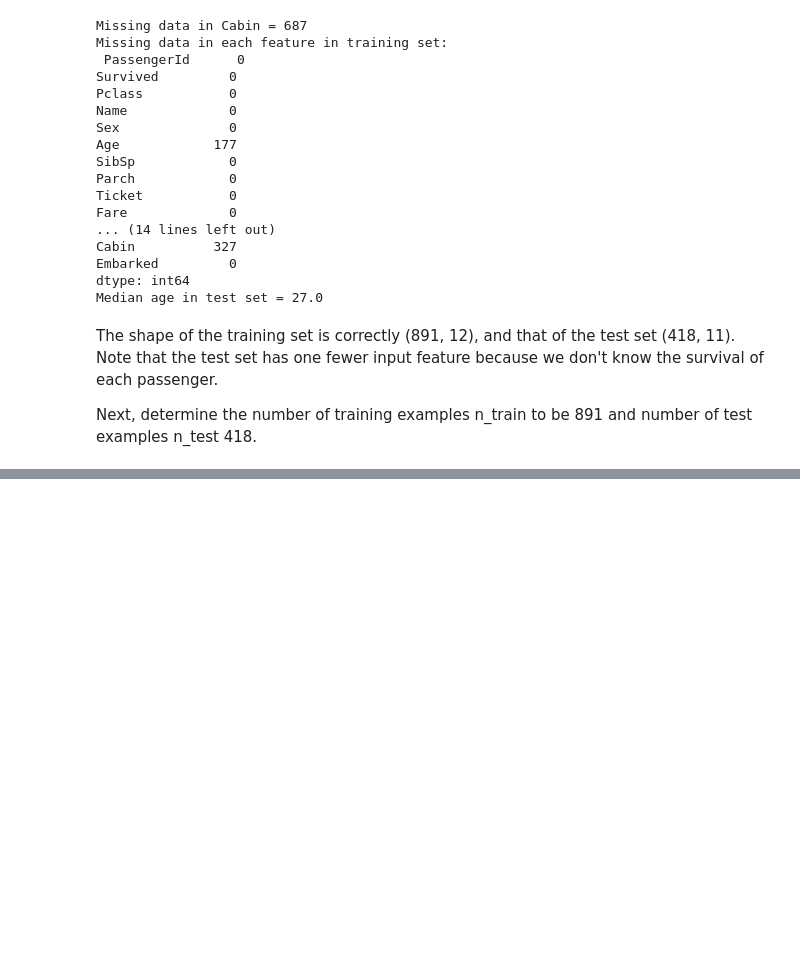
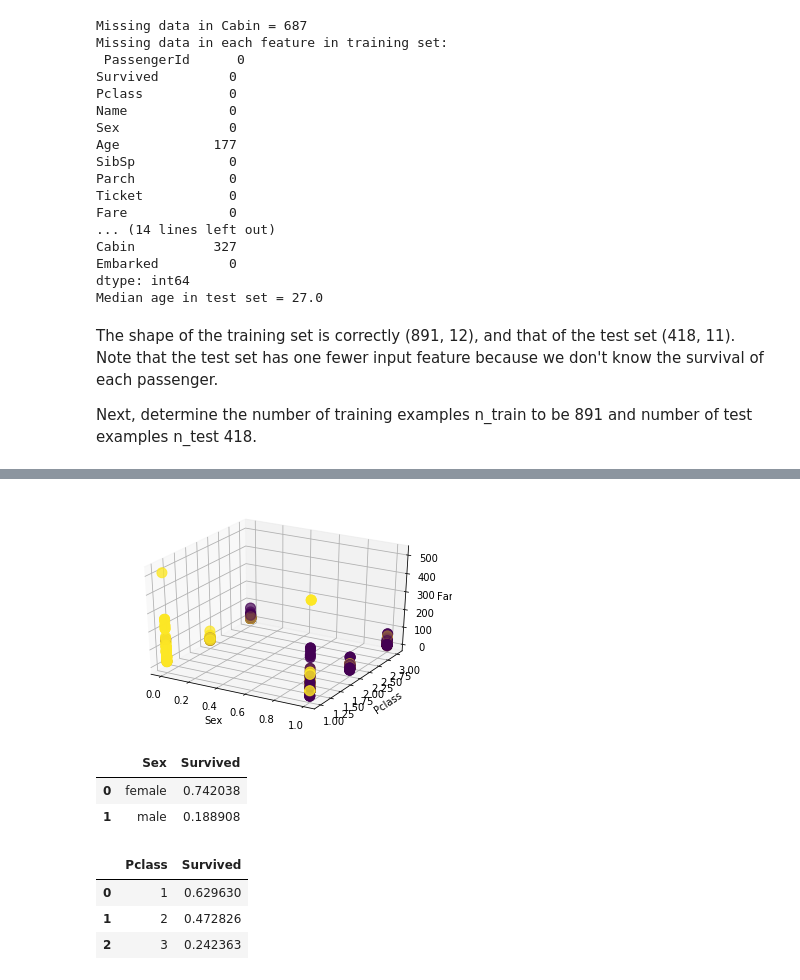
Before and after one commit to haianhle/ar-kaggle, a Jupyter notebook: titanic/titanic_notes.ipynb, the cells around one changed output, grey strips where cells are left out. Drawn from its saved outputs; the diff is of its cells as text; code cells hidden in the pictures; blank space fills up the shorter version.

```diff
--- a/titanic/titanic_notes.ipynb
+++ b/titanic/titanic_notes.ipynb
@@ -207,0 +211,28 @@ dtype: int64
+# %%
+# plotting a 3D scatter plot
+from mpl_toolkits.mplot3d import Axes3D
+
+fig = plt.figure()
+ax = fig.add_subplot(111, projection = '3d')
+ax.scatter(X['Sex'], X['Pclass'], X['Fare'], c = y, marker = 'o', s=100)
+ax.set_xlabel('Sex')
+ax.set_ylabel('Pclass')
+ax.set_zlabel('Fare')
+plt.show()
+# %% [output]
+[figure, added]
+# %%
+# survival rate of female vs. male
+data_set[['Sex', 'Survived']].groupby(['Sex'], as_index=False).mean()
+# %% [output]
+|  | Sex | Survived |
+| 0 | female | 0.742038 |
+| 1 | male | 0.188908 |
+# %%
+# survival rate with respect to Pclass
+data_set[['Pclass', 'Survived']].groupby(['Pclass'], as_index=False).mean()
+# %% [output]
+|  | Pclass | Survived |
+| 0 | 1 | 0.629630 |
+| 1 | 2 | 0.472826 |
+| 2 | 3 | 0.242363 |
```
Also changed, not shown: parts of 36 cells of this notebook.
